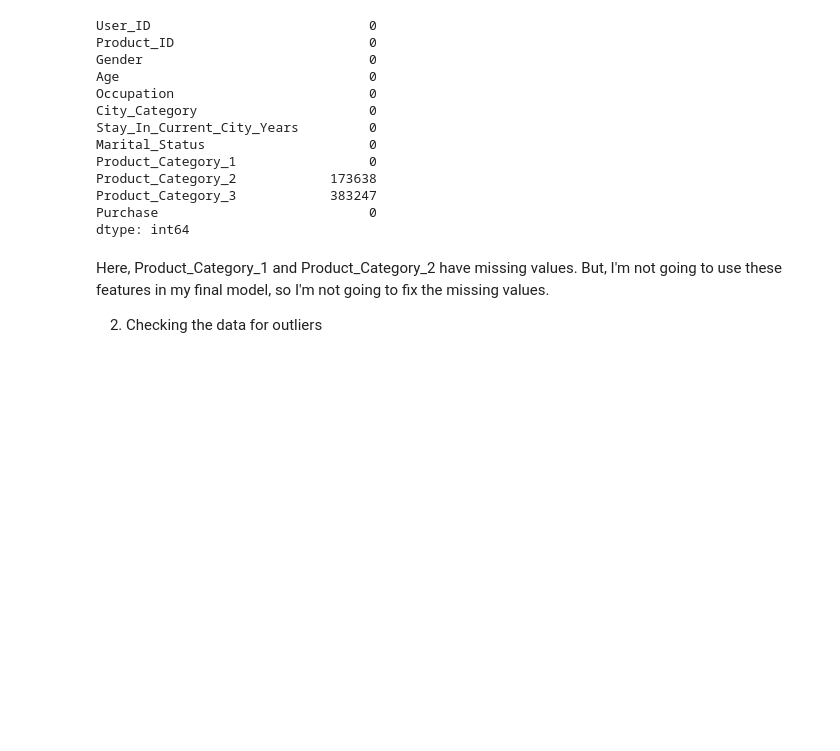
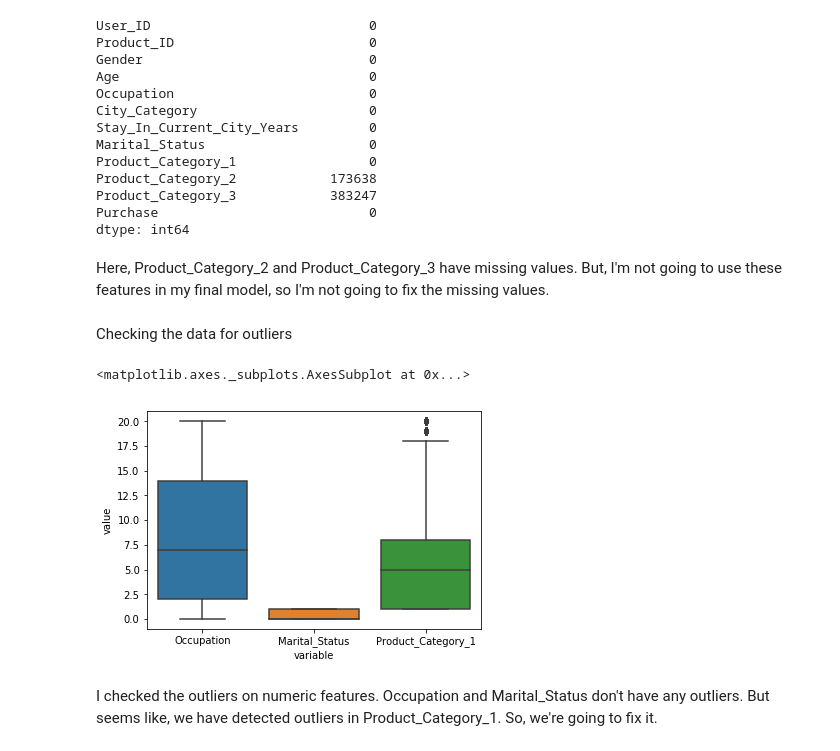
Before and after one commit to shehzadahmedqureshi/portfolio, a Jupyter notebook: black_friday/black_friday.ipynb, the cells around one changed output. Cells and saved outputs as stored; diff of their text form; code cells hidden in the pictures; blank space fills up the shorter version.

```diff
--- a/black_friday/black_friday.ipynb
+++ b/black_friday/black_friday.ipynb
@@ -40,6 +50,19 @@ Product_Category_3            383247
 Purchase                           0
 dtype: int64
 # %% [markdown]
-Here, Product_Category_1 and Product_Category_2 have missing values. But, I'm not going to use these features in my final model, so I'm not going to fix the missing values.
-
-2. Checking the data for outliers
+Here, Product_Category_2 and Product_Category_3 have missing values. But, I'm not going to use these features in my final model, so I'm not going to fix the missing values.
+# %%
+# Drop Product_Category_2 & Product_Category_3
+train.drop(['Product_Category_2', 'Product_Category_3'], inplace = True, axis = 1)
+test.drop(['Product_Category_2', 'Product_Category_3'], inplace = True, axis = 1)
+# %% [markdown]
+Checking the data for outliers
+# %%
+# Combining numerical features
+temp_train = train[['Occupation', 'Marital_Status', 'Product_Category_1']]
+sns.boxplot(x="variable", y="value", data=pd.melt(temp_train))
+# %% [output]
+<matplotlib.axes._subplots.AxesSubplot at 0x...>
+[figure, added]
+# %% [markdown]
+I checked the outliers on numeric features. Occupation and Marital_Status don't have any outliers. But seems like, we have detected outliers in Product_Category_1. So, we're going to fix it.
```
Also changed, not shown: parts of 24 cells of this notebook.
